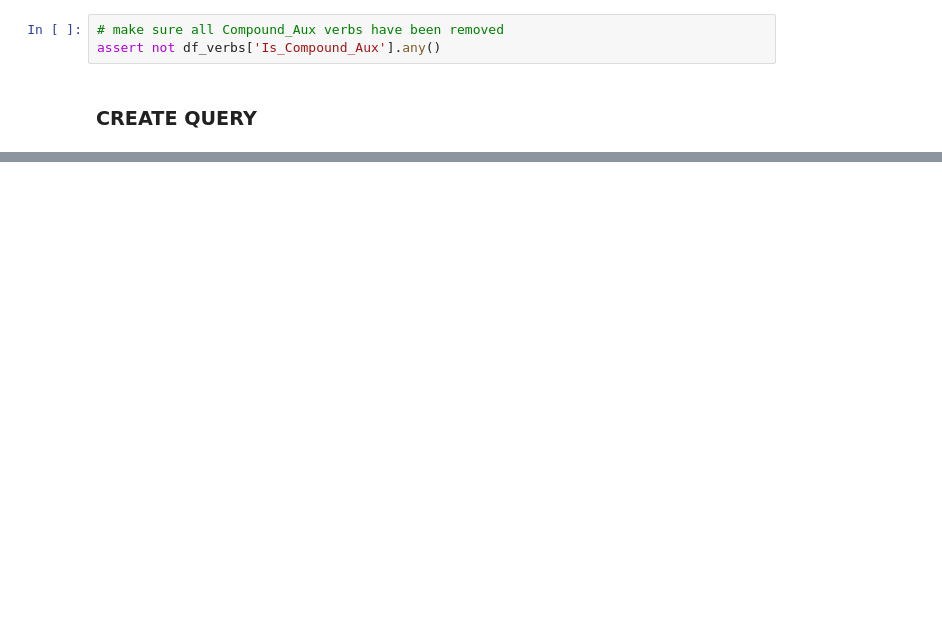
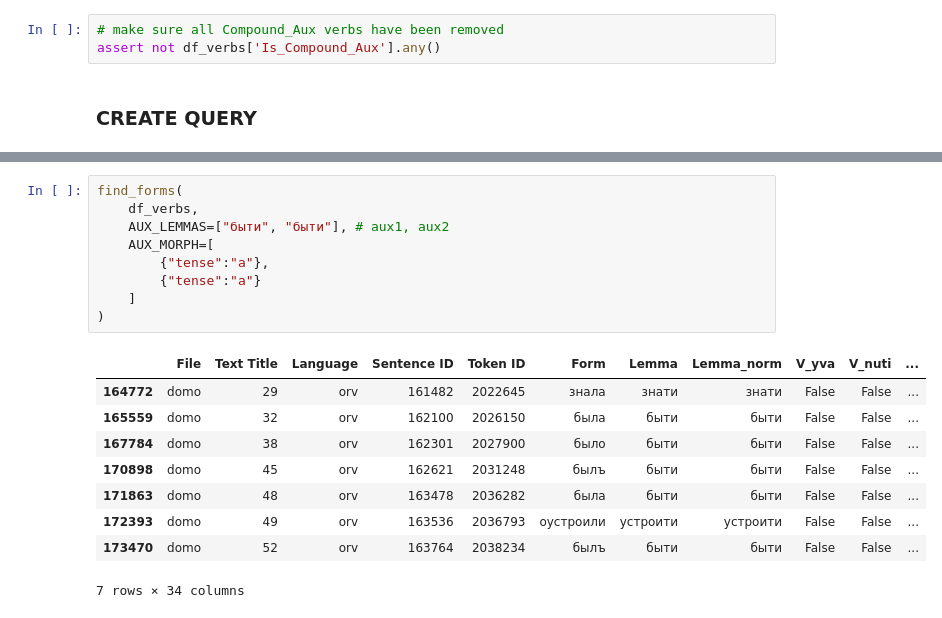
Before and after one commit to m03dtb/old-east-slavic-corpus-analysis, a Jupyter notebook: 02/8_Evaluate_Tempus.ipynb, the cells around one changed output, grey strips where cells are left out. Drawn from its saved outputs; the diff is of its cells as text; blank space fills up the shorter version.

```diff
--- a/02/8_Evaluate_Tempus.ipynb
+++ b/02/8_Evaluate_Tempus.ipynb
@@ -265,0 +321,19 @@ df_filtered
+# %%
+find_forms(
+    df_verbs,
+    AUX_LEMMAS=["быти", "быти"], # aux1, aux2
+    AUX_MORPH=[
+        {"tense":"a"},
+        {"tense":"a"}
+    ]
+)
+# %% [output]
+|  | File | Text Title | Language | Sentence ID | Token ID | Form | Lemma | Lemma_norm | V_yva | V_nuti | ... |
+| 164772 | domo | 29 | orv | 161482 | 2022645 | знала | знати | знати | False | False | ... |
+| 165559 | domo | 32 | orv | 162100 | 2026150 | была | быти | быти | False | False | ... |
+| 167784 | domo | 38 | orv | 162301 | 2027900 | было | быти | быти | False | False | ... |
+| 170898 | domo | 45 | orv | 162621 | 2031248 | былъ | быти | быти | False | False | ... |
+| 171863 | domo | 48 | orv | 163478 | 2036282 | была | быти | быти | False | False | ... |
+| 172393 | domo | 49 | orv | 163536 | 2036793 | оустроили | устроити | устроити | False | False | ... |
+| 173470 | domo | 52 | orv | 163764 | 2038234 | былъ | быти | быти | False | False | ... |
+7 rows × 34 columns
```
Also changed, not shown: parts of 18 cells of this notebook, 1 other file.
